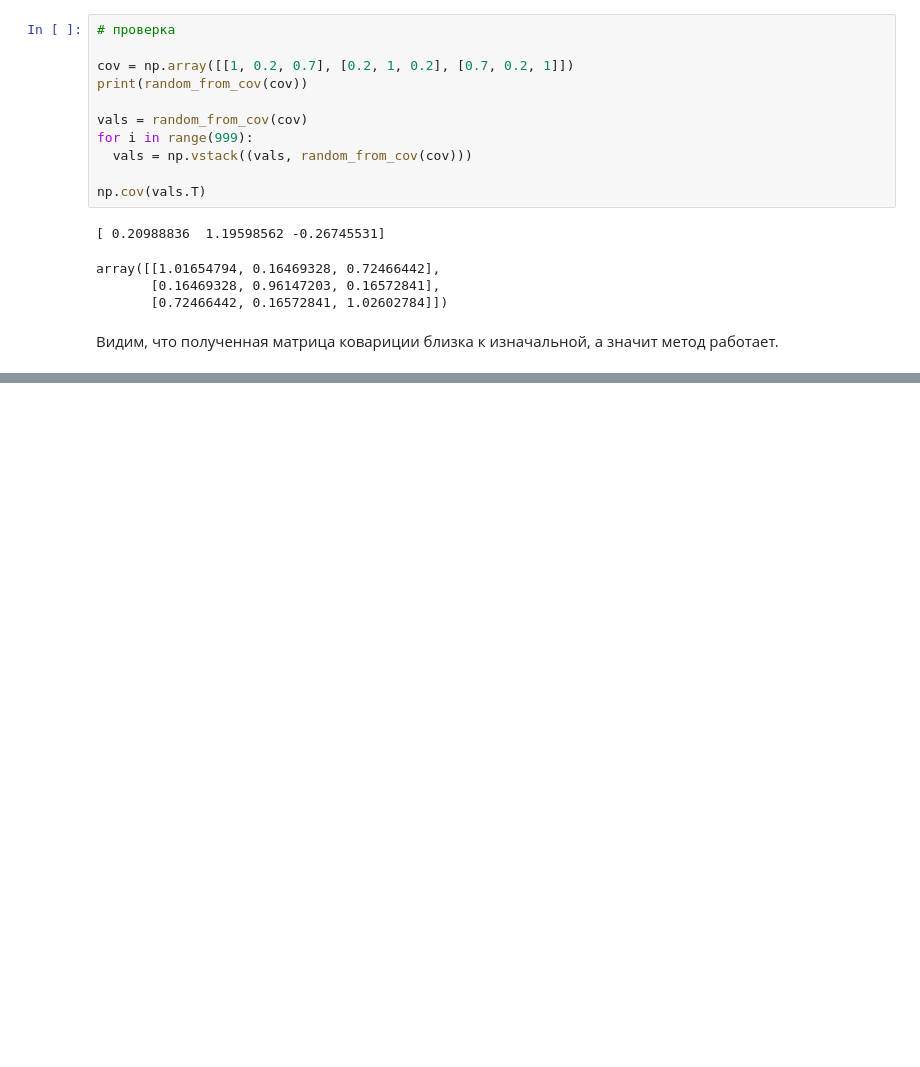
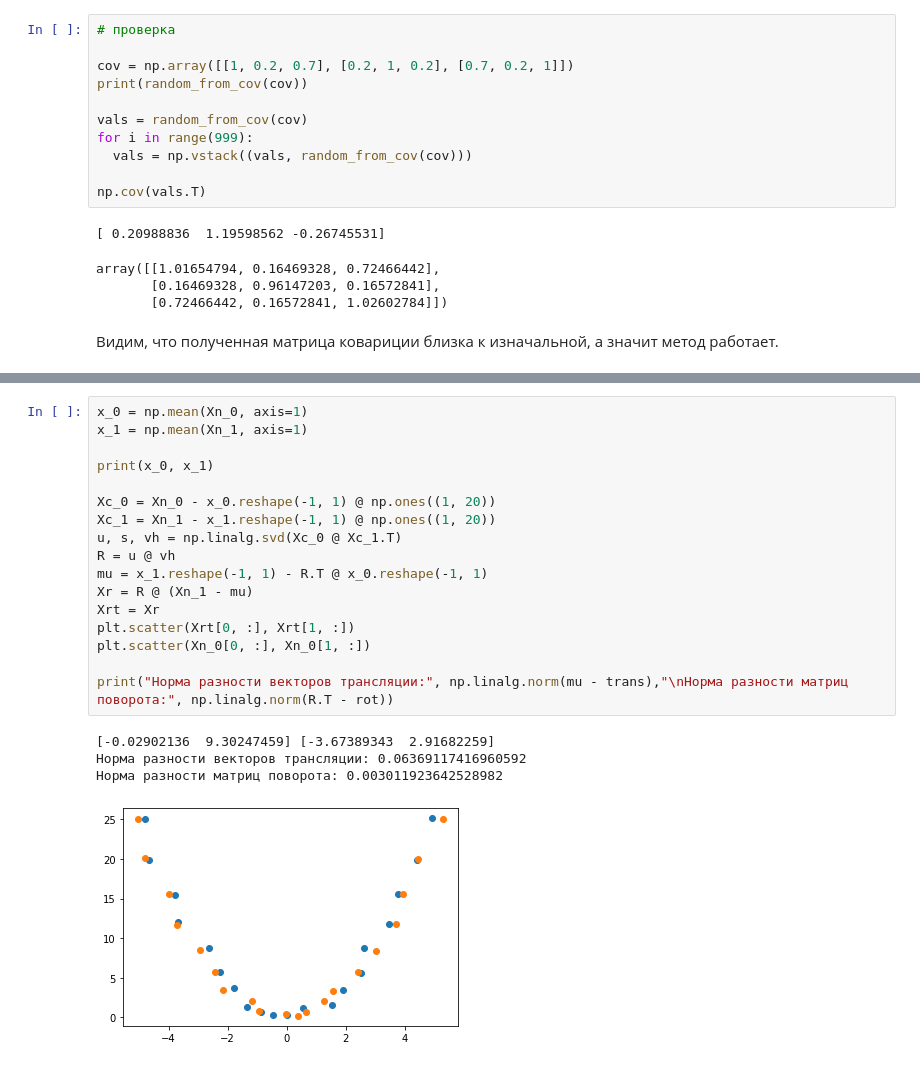
Before and after one commit to comradecoastal/computational_math_mipt, a Jupyter notebook: module_1/week_4/hw_1_4.ipynb, the cells around one changed output, grey strips where cells are left out. Drawn from its saved outputs; the diff is of its cells as text; blank space fills up the shorter version.

```diff
--- a/module_1/week_4/hw_1_4.ipynb
+++ b/module_1/week_4/hw_1_4.ipynb
@@ -60,0 +186,22 @@ array([[1.01654794, 0.16469328, 0.72466442],
+# %%
+x_0 = np.mean(Xn_0, axis=1)
+x_1 = np.mean(Xn_1, axis=1)
+
+print(x_0, x_1)
+
+Xc_0 = Xn_0 - x_0.reshape(-1, 1) @ np.ones((1, 20))
+Xc_1 = Xn_1 - x_1.reshape(-1, 1) @ np.ones((1, 20))
+u, s, vh = np.linalg.svd(Xc_0 @ Xc_1.T)
+R = u @ vh
+mu = x_1.reshape(-1, 1) - R.T @ x_0.reshape(-1, 1)
+Xr = R @ (Xn_1 - mu)
+Xrt = Xr
+plt.scatter(Xrt[0, :], Xrt[1, :])
+plt.scatter(Xn_0[0, :], Xn_0[1, :])
+
+print("Норма разности векторов трансляции:", np.linalg.norm(mu - trans),"\nНорма разности матриц поворота:", np.linalg.norm(R.T - rot))
+# %% [output]
+[-0.02902136  9.30247459] [-3.67389343  2.91682259]
+Норма разности векторов трансляции: 0.06369117416960592
+Норма разности матриц поворота: 0.003011923642528982
+[figure, added]
```
Also changed, not shown: parts of 18 cells of this notebook, 2 other files.
